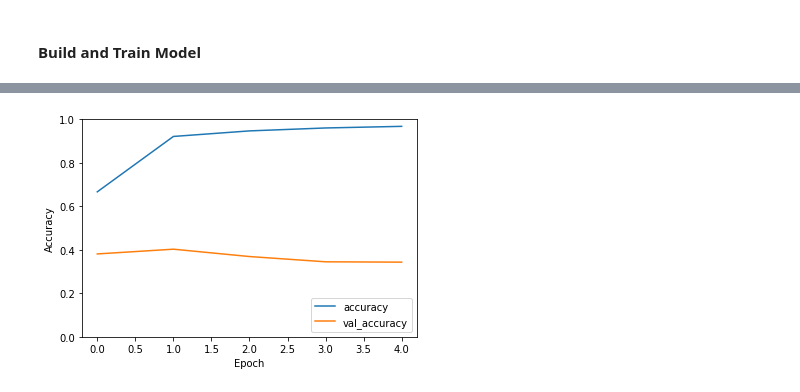
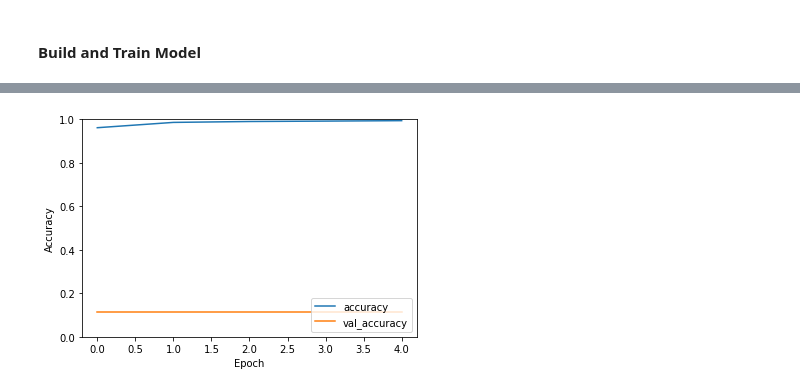
Before and after one commit to mmihevc/CS510, a Jupyter notebook: HW3/tasks/task_four.ipynb, the cells around one changed output, grey strips where cells are left out. Saved outputs shown, nothing was run; the diff lists cells and outputs as text; code cells hidden in the pictures.

```diff
--- a/HW3/tasks/task_four.ipynb
+++ b/HW3/tasks/task_four.ipynb
@@ -56,0 +59,3 @@ test_images = test_images / 255
+# %%
+displaySamplesFromDataSet(train_images, train_labels)
+train_images = train_images.reshape(-1, 28, 28, 1)
@@ -63,15 +70,14 @@ displaySamplesFromDataSet(train_images, train_labels)
 # %% [markdown]
 #### Flip Image
 # %%
-
 def flip_image(images):
   flipped_images = []
 
   for img in images:
-    flipped_images.append(cv2.flip(img, 1))
+    flipped_images.append(cv2.flip(img, 0))
   return flipped_images
 # %%
-train_flipped_images = flip_image(train_images)
-train_flipped_images = np.array(train_flipped_images, dtype=np.float32) / 255
-train_flipped_images = train_flipped_images.reshape(-1, 28, 28, 1)
+test_flipped_images = flip_image(test_images)
+test_flipped_images = np.array(test_flipped_images, dtype=np.float32) / 255
+test_flipped_images = test_flipped_images.reshape(-1, 28, 28, 1)
 # %%
@@ -100,7 +101,8 @@ model.compile(optimizer='adam',
               loss=tf.keras.losses.SparseCategoricalCrossentropy(from_logits=True),
               metrics=['accuracy'])
 
-history = model.fit(train_flipped_images, train_labels, epochs=5,
-                    validation_data=(test_images, test_labels))
+
+history = model.fit(train_images, train_labels, epochs=5,
+                    validation_data=(test_flipped_images, test_labels),batch_size=16)
 # %% [output]
 Epoch 1/5
@@ -116,3 +118,3 @@ Epoch 5/5
 # %%
-evaluate(test_images, test_labels, model)
+evaluate(test_flipped_images, test_labels, model)
 # %% [output]
@@ -121 +123 @@ ACCURACY: 0.3433000147342682
-[figure, old version]
+[figure, new version]
```
Also changed, not shown: parts of 8 cells of this notebook, 7 other files.
